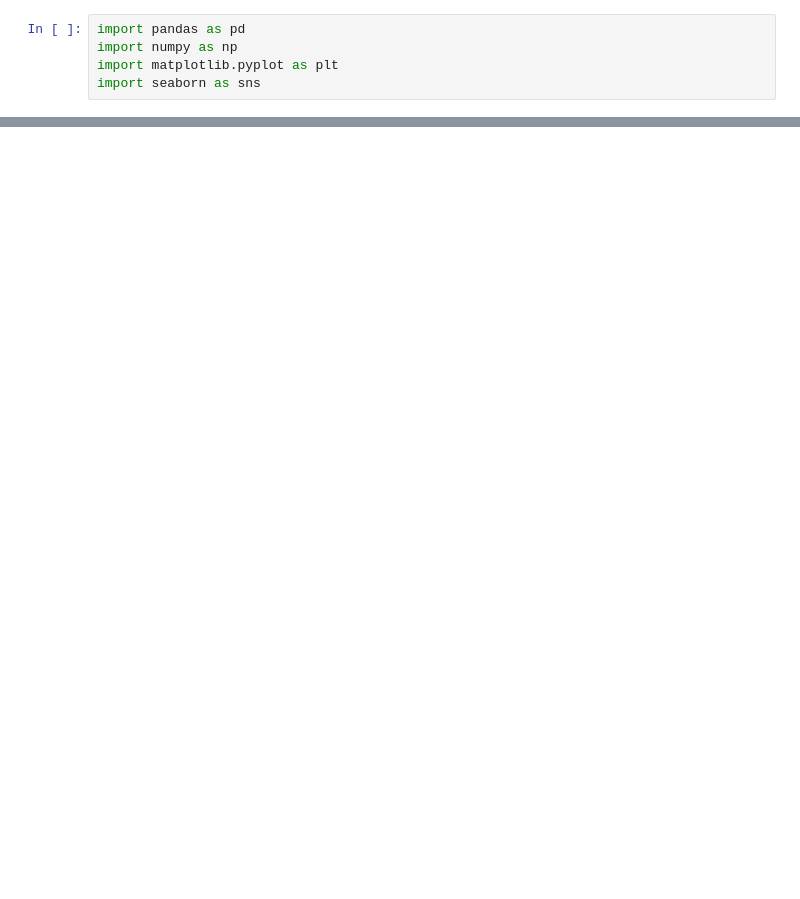
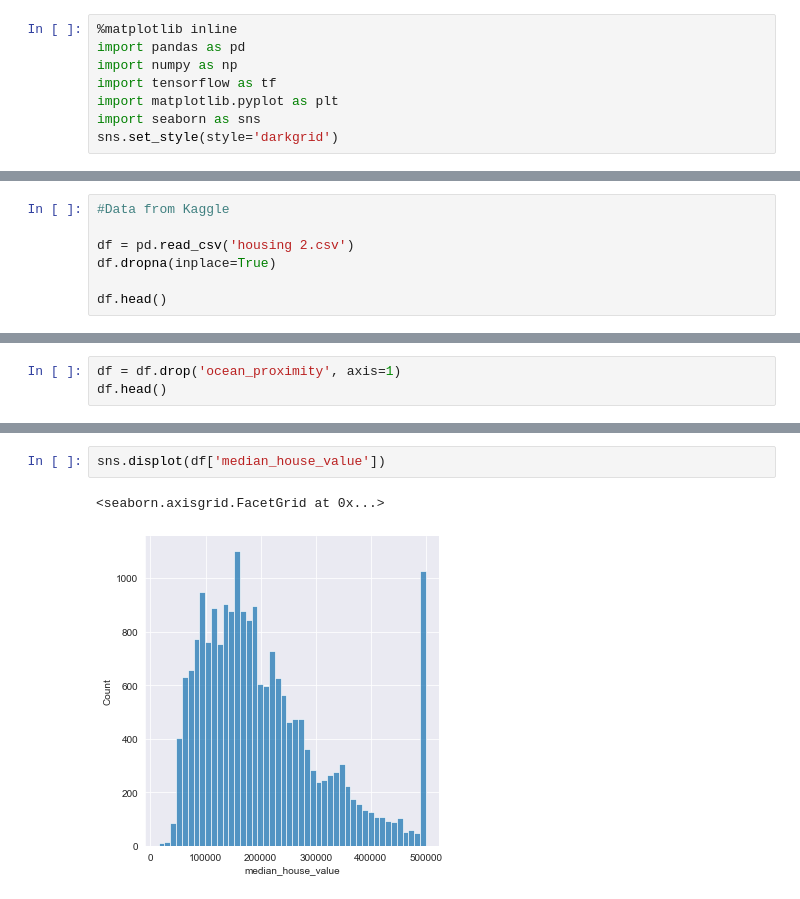
Before and after one commit to gpbio10/Real_Estate_Price_Prediction, a Jupyter notebook: Real_Estate_Price_Prediction.ipynb, the cells around one changed output, grey strips where cells are left out. Drawn from its saved outputs; the diff is of its cells as text; blank space fills up the shorter version.

```diff
--- a/Real_Estate_Price_Prediction.ipynb
+++ b/Real_Estate_Price_Prediction.ipynb
@@ -1,5 +1,8 @@
 # %%
+%matplotlib inline
 import pandas as pd
 import numpy as np
+import tensorflow as tf
 import matplotlib.pyplot as plt
 import seaborn as sns
+sns.set_style(style='darkgrid')
@@ -9,0 +9,7 @@ df = pd.read_csv('/Users/grady/Downloads')
+# %%
+#Data from Kaggle
+
+df = pd.read_csv('housing 2.csv')
+df.dropna(inplace=True)
+
+df.head()
@@ -9,0 +23,3 @@ df = pd.read_csv('/Users/grady/Downloads')
+# %%
+df = df.drop('ocean_proximity', axis=1)
+df.head()
@@ -9,0 +45,5 @@ df = pd.read_csv('/Users/grady/Downloads')
+# %%
+sns.displot(df['median_house_value'])
+# %% [output]
+<seaborn.axisgrid.FacetGrid at 0x...>
+[figure, added]
```
Also changed, not shown: parts of 15 cells of this notebook, 3 other files.
